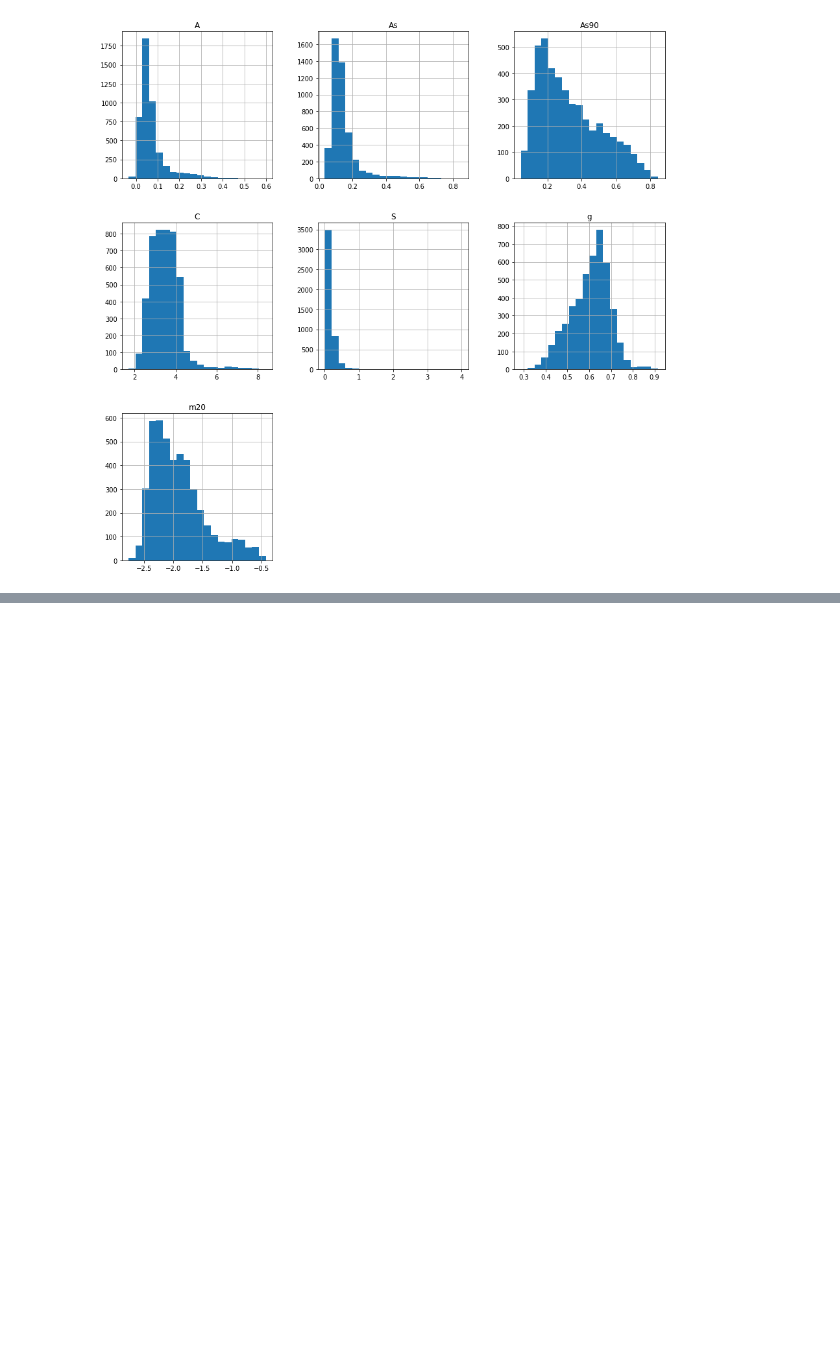
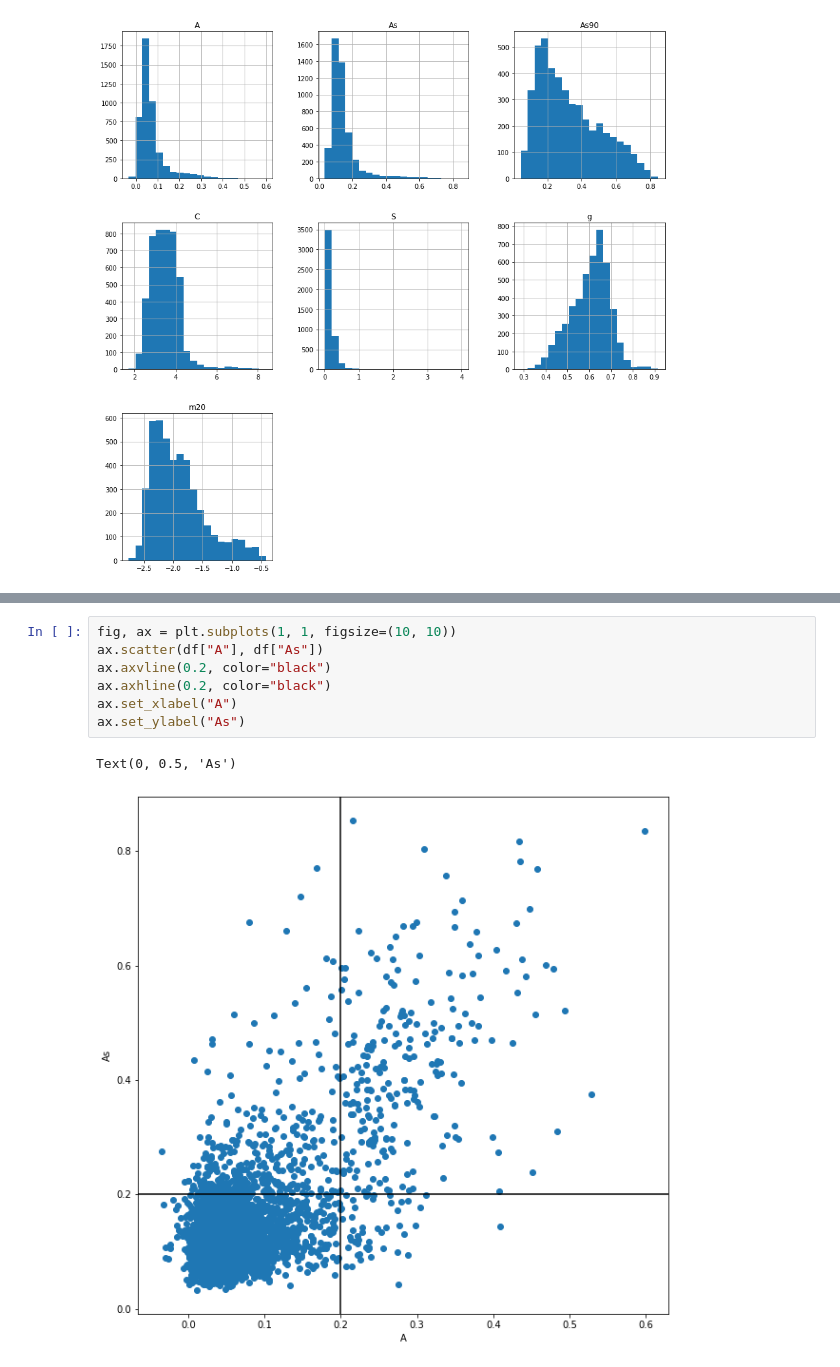
Before and after one commit to lewisfish/PawlikMorph-LSST, a Jupyter notebook: outreach2.ipynb, the cells around one changed output, grey strips where cells are left out. Cells and saved outputs as stored; diff of their text form; blank space fills up the shorter version.

Commit message:
Added results.json which contains the processed results of the pawlikmorph VAcatalog using new version of code. Added some plots and words to notebook2. Added some words on A vs As in notebook1.

```diff
--- a/outreach2.ipynb
+++ b/outreach2.ipynb
@@ -174,0 +133,10 @@ hist2 = all_gals["S"].hist(bins=20)
+# %%
+fig, ax = plt.subplots(1, 1, figsize=(10, 10))
+ax.scatter(df["A"], df["As"])
+ax.axvline(0.2, color="black")
+ax.axhline(0.2, color="black")
+ax.set_xlabel("A")
+ax.set_ylabel("As")
+# %% [output]
+Text(0, 0.5, 'As')
+[figure, added]
```
Also changed, not shown: parts of 10 cells of this notebook, 2 other files.
